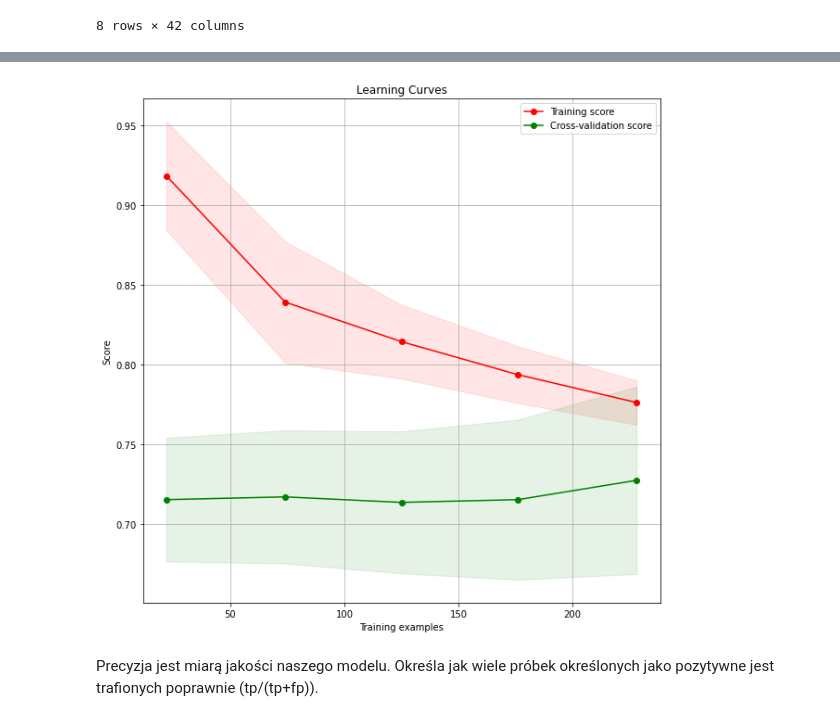
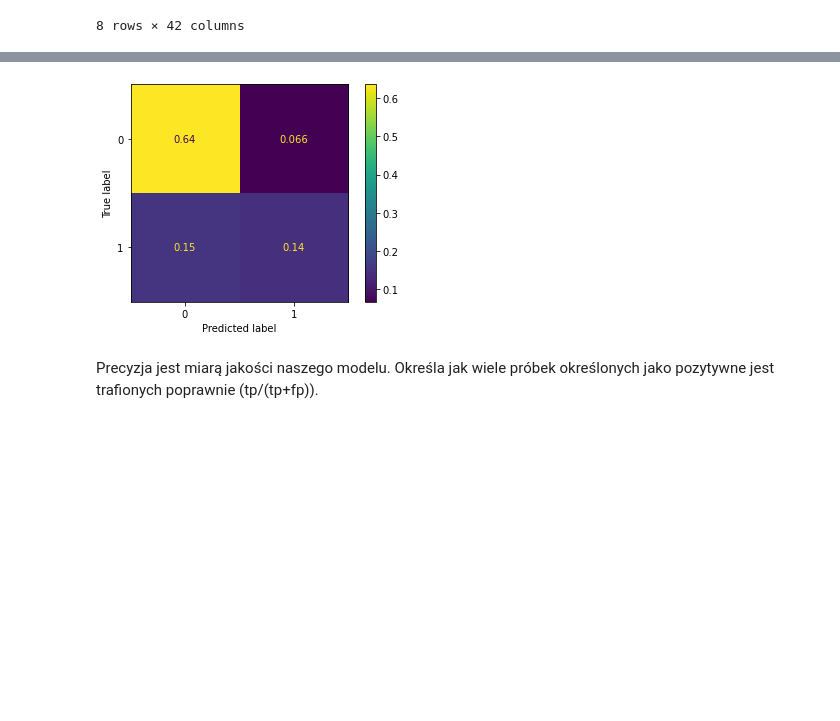
Before and after one commit to KalitaKonrad/inteligencja-obliczeniowa, a Jupyter notebook: projekt1/Widuch_Kalita.ipynb, the cells around one changed output, grey strips where cells are left out. Cells and saved outputs as stored; diff of their text form; code cells hidden in the pictures; blank space fills up the shorter version.

```diff
--- a/projekt1/Widuch_Kalita.ipynb
+++ b/projekt1/Widuch_Kalita.ipynb
@@ -187,8 +164,8 @@ def plot_learning_curve(estimator, X, y, cv=10, n_jobs=None, train_sizes=np.lins
-# %%
-cv = ShuffleSplit(n_splits=10, test_size=0.2, random_state=0)
-plot_learning_curve(lr, X, y, cv=cv)
-# %% [output]
-[figure, removed]
+# %%
+plot_confusion_matrix(lr, X, y, normalize='all')
+plt.show()
+# %% [output]
+[figure, added]
 # %% [markdown]
 Precyzja jest miarą jakości naszego modelu. Określa jak wiele próbek określonych jako pozytywne jest trafionych poprawnie (tp/(tp+fp)).
 # %%
```
Also changed, not shown: parts of 11 cells of this notebook.
